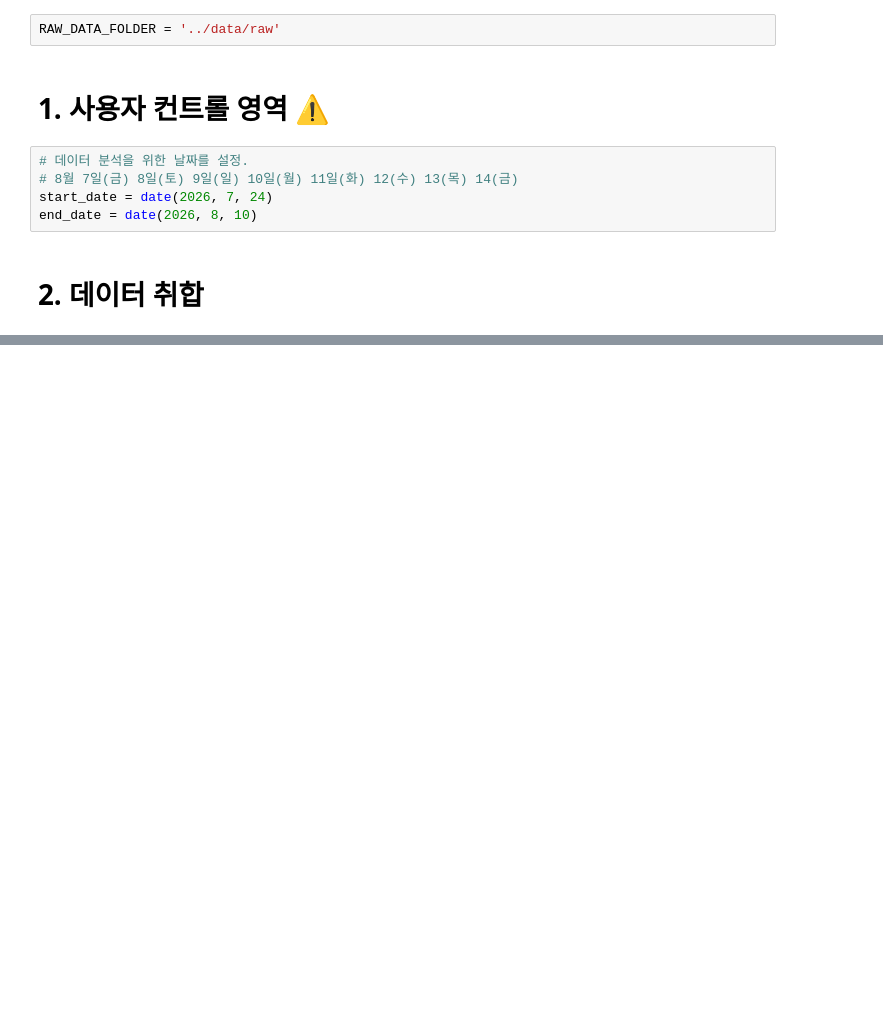
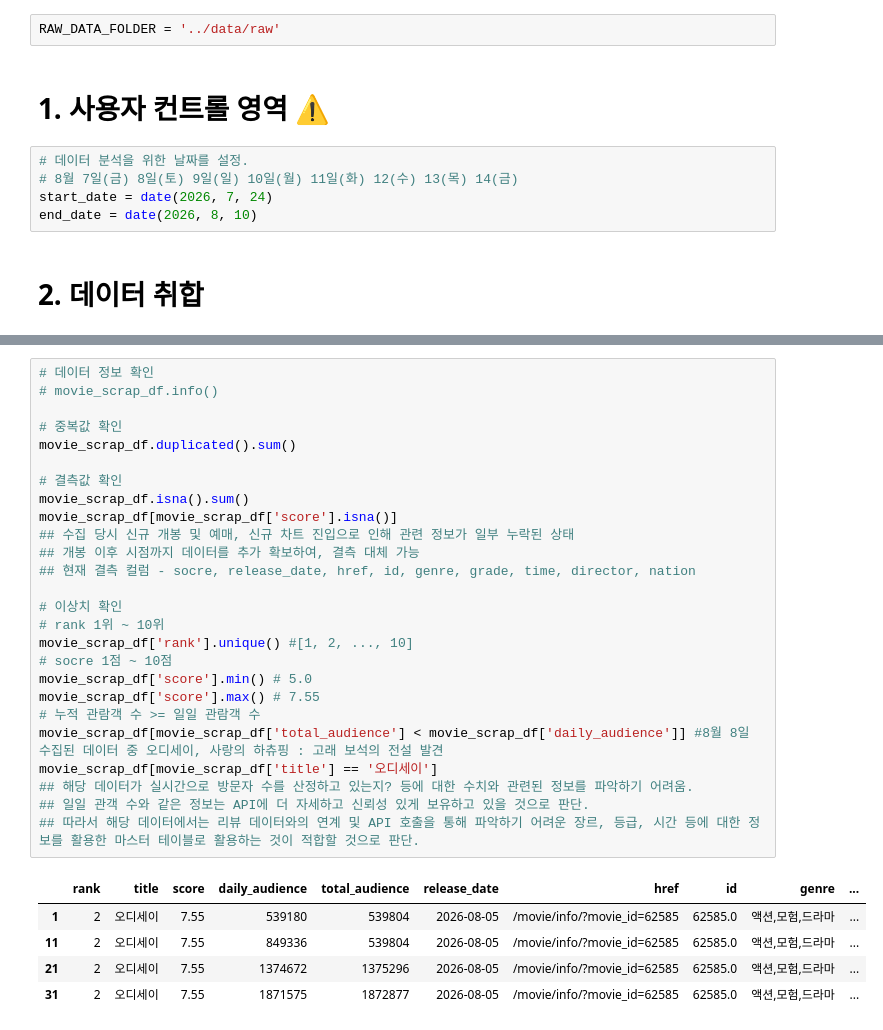
Before and after one commit to zoo-no-s/movie_data_analysis, a Jupyter notebook: src/pre_processing.ipynb, the cells around one changed output, grey strips where cells are left out. Cells and saved outputs as stored; diff of their text form; blank space fills up the shorter version.

```diff
--- a/src/pre_processing.ipynb
+++ b/src/pre_processing.ipynb
@@ -88,0 +110,32 @@ for current_date in date_list:
+# %%
+# 데이터 정보 확인
+# movie_scrap_df.info()
+
+# 중복값 확인
+movie_scrap_df.duplicated().sum()
+
+# 결측값 확인
+movie_scrap_df.isna().sum()
+movie_scrap_df[movie_scrap_df['score'].isna()]
+## 수집 당시 신규 개봉 및 예매, 신규 차트 진입으로 인해 관련 정보가 일부 누락된 상태
+## 개봉 이후 시점까지 데이터를 추가 확보하여, 결측 대체 가능
+## 현재 결측 컬럼 - socre, release_date, href, id, genre, grade, time, director, nation
+
+# 이상치 확인
+# rank 1위 ~ 10위
+movie_scrap_df['rank'].unique() #[1, 2, ..., 10]
+# socre 1점 ~ 10점
+movie_scrap_df['score'].min() # 5.0
+movie_scrap_df['score'].max() # 7.55
+# 누적 관람객 수 >= 일일 관람객 수
+movie_scrap_df[movie_scrap_df['total_audience'] < movie_scrap_df['daily_audience']] #8월 8일 수집된 데이터 중 오디세이, 사랑의 하츄핑 : 고래 보석의 전설 발견
+movie_scrap_df[movie_scrap_df['title'] == '오디세이']
+## 해당 데이터가 실시간으로 방문자 수를 산정하고 있는지? 등에 대한 수치와 관련된 정보를 파악하기 어려움.
+## 일일 관객 수와 같은 정보는 API에 더 자세하고 신뢰성 있게 보유하고 있을 것으로 판단.
+## 따라서 해당 데이터에서는 리뷰 데이터와의 연계 및 API 호출을 통해 파악하기 어려운 장르, 등급, 시간 등에 대한 정보를 활용한 마스터 테이블로 활용하는 것이 적합할 것으로 판단.
+# %% [output]
+|  | rank | title | score | daily_audience | total_audience | release_date | href | id | genre | ... |
+| 1 | 2 | 오디세이 | 7.55 | 539180 | 539804 | 2026-08-05 | /movie/info/?movie_id=62585 | 62585.0 | 액션,모험,드라마 | ... |
+| 11 | 2 | 오디세이 | 7.55 | 849336 | 539804 | 2026-08-05 | /movie/info/?movie_id=62585 | 62585.0 | 액션,모험,드라마 | ... |
+| 21 | 2 | 오디세이 | 7.55 | 1374672 | 1375296 | 2026-08-05 | /movie/info/?movie_id=62585 | 62585.0 | 액션,모험,드라마 | ... |
+| 31 | 2 | 오디세이 | 7.55 | 1871575 | 1872877 | 2026-08-05 | /movie/info/?movie_id=62585 | 62585.0 | 액션,모험,드라마 | ... |
```
Also changed, not shown: parts of 15 cells of this notebook.
